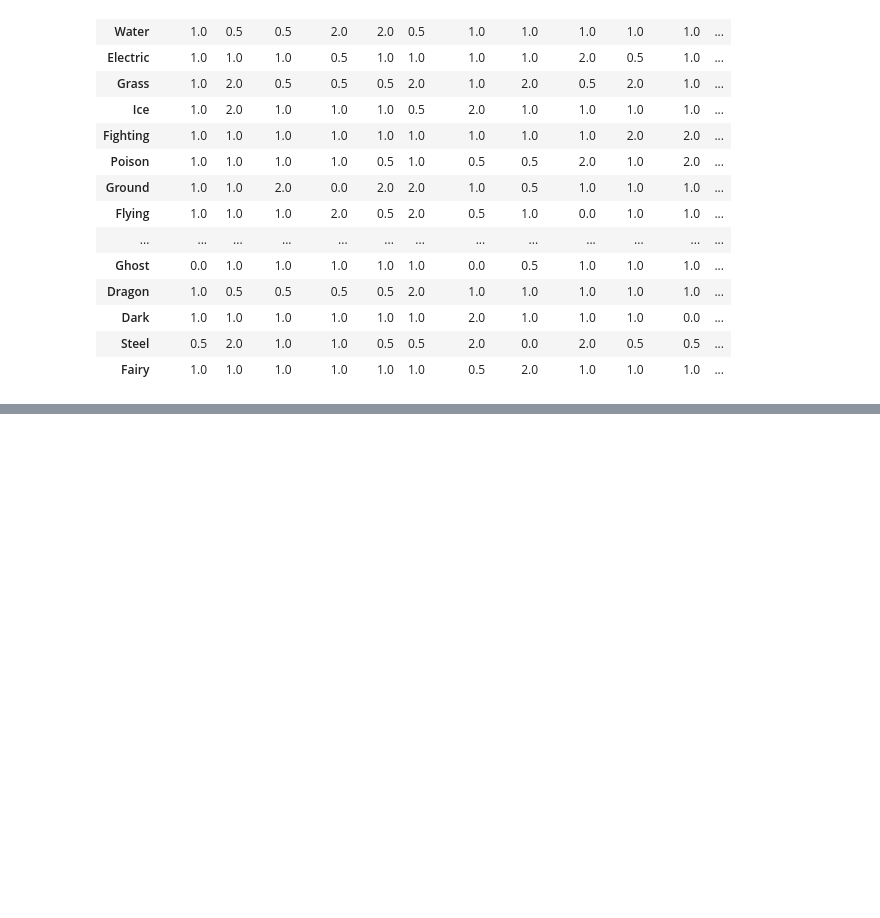
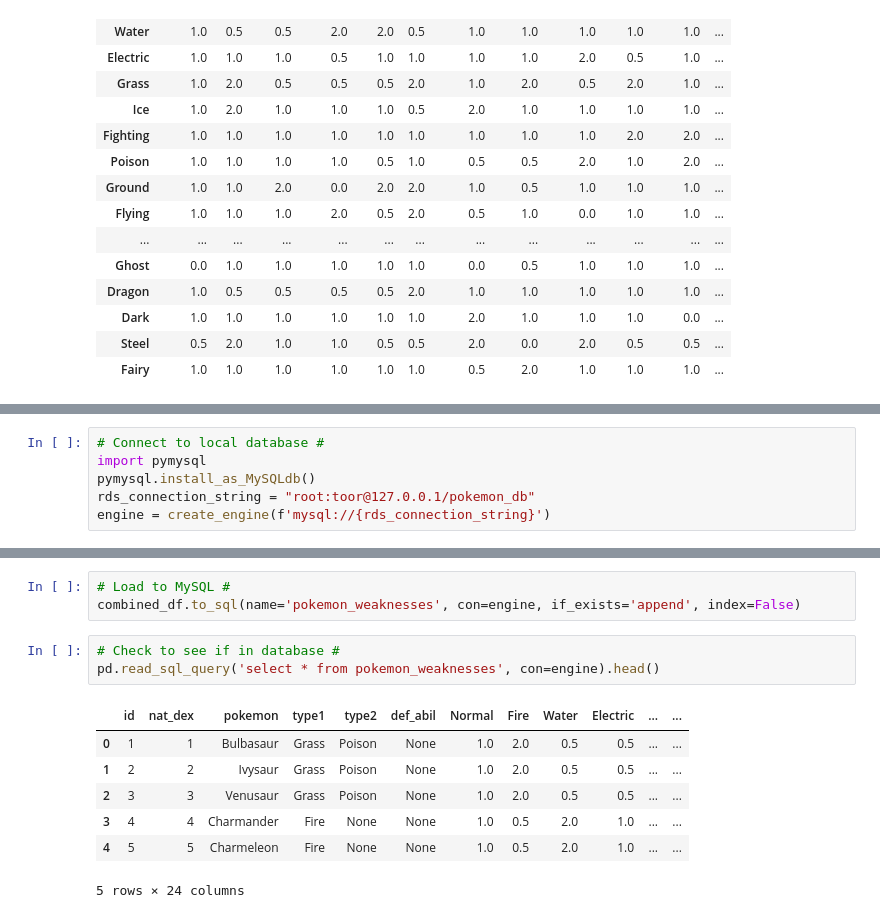
Before and after one commit to RomyRobi/ETLProject, a Jupyter notebook: Combine PokeTable and TypeTable.ipynb, the cells around one changed output, grey strips where cells are left out. Cells and saved outputs as stored; diff of their text form; blank space fills up the shorter version.

```diff
--- a/Combine PokeTable and TypeTable.ipynb
+++ b/Combine PokeTable and TypeTable.ipynb
@@ -155,0 +208,6 @@ combined_df.head()
+# %%
+# Connect to local database #
+import pymysql
+pymysql.install_as_MySQLdb()
+rds_connection_string = "root:toor@127.0.0.1/pokemon_db"
+engine = create_engine(f'mysql://{rds_connection_string}')
@@ -155,0 +219,14 @@ combined_df.head()
+# %%
+# Load to MySQL #
+combined_df.to_sql(name='pokemon_weaknesses', con=engine, if_exists='append', index=False)
+# %%
+# Check to see if in database #
+pd.read_sql_query('select * from pokemon_weaknesses', con=engine).head()
+# %% [output]
+|  | id | nat_dex | pokemon | type1 | type2 | def_abil | Normal | Fire | Water | Electric | ... | ... |
+| 0 | 1 | 1 | Bulbasaur | Grass | Poison | None | 1.0 | 2.0 | 0.5 | 0.5 | ... | ... |
+| 1 | 2 | 2 | Ivysaur | Grass | Poison | None | 1.0 | 2.0 | 0.5 | 0.5 | ... | ... |
+| 2 | 3 | 3 | Venusaur | Grass | Poison | None | 1.0 | 2.0 | 0.5 | 0.5 | ... | ... |
+| 3 | 4 | 4 | Charmander | Fire | None | None | 1.0 | 0.5 | 2.0 | 1.0 | ... | ... |
+| 4 | 5 | 5 | Charmeleon | Fire | None | None | 1.0 | 0.5 | 2.0 | 1.0 | ... | ... |
+5 rows × 24 columns
```
Also changed, not shown: parts of 11 cells of this notebook, 4 other files.
